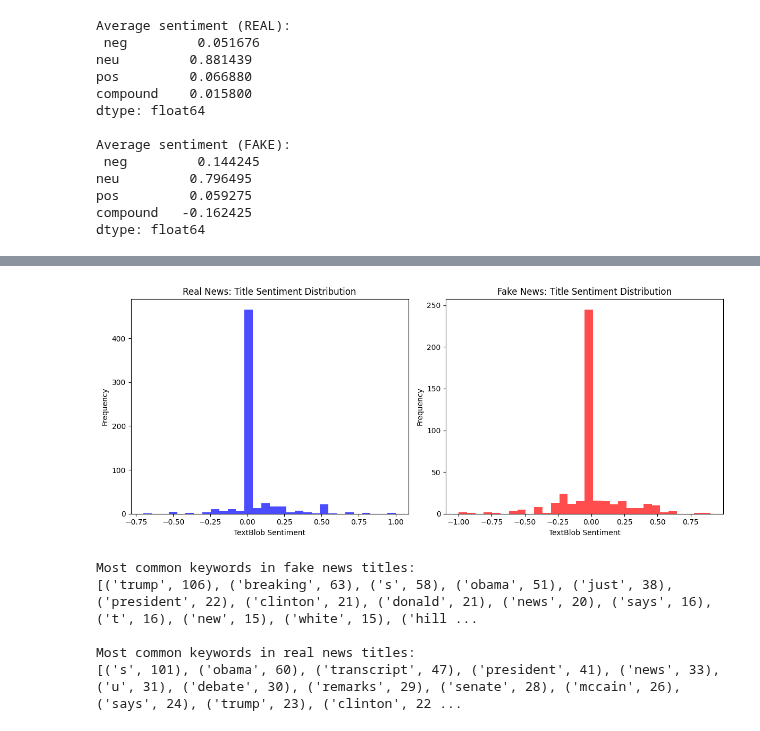
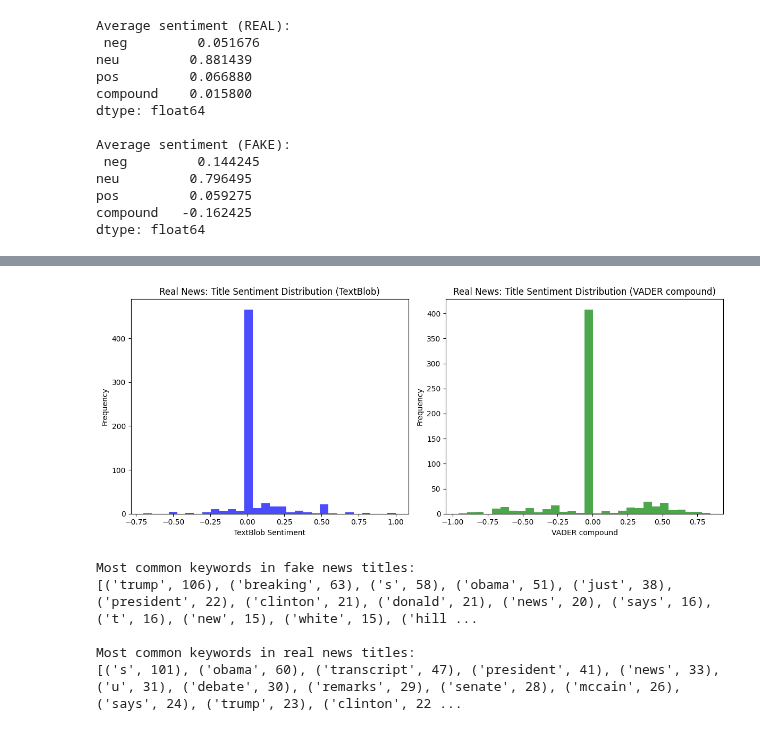
Before and after one commit to gabriel-joseph/data_science_portfolio, a Jupyter notebook: fall2025/dsc630_data_prediction/final_project/milestone_3/Vance_Milestone_3.ipynb, the cells around one changed output, grey strips where cells are left out. Saved outputs shown, nothing was run; the diff lists cells and outputs as text; code cells hidden in the pictures.

```diff
--- a/fall2025/dsc630_data_prediction/final_project/milestone_3/Vance_Milestone_3.ipynb
+++ b/fall2025/dsc630_data_prediction/final_project/milestone_3/Vance_Milestone_3.ipynb
@@ -370,22 +378,23 @@ Fake News Titles with Sentiment ~ 0:
 # %%
 plt.figure(figsize=(12, 5))
 
 plt.subplot(1, 2, 1)
 plt.hist(politics_real_df['blob_sentiment'], bins=30, color='blue', alpha=0.7)
-plt.title('Real News: Title Sentiment Distribution')
+plt.title('Real News: Title Sentiment Distribution (TextBlob)')
 plt.xlabel('TextBlob Sentiment')
 plt.ylabel('Frequency')
 
 plt.subplot(1, 2, 2)
-plt.hist(politics_fake_df['blob_sentiment'], bins=30, color='red', alpha=0.7)
-plt.title('Fake News: Title Sentiment Distribution')
-plt.xlabel('TextBlob Sentiment')
+# plot the VADER compound score (vader_sentiment column contains dicts which are unhashable)
+plt.hist(politics_real_df['compound'], bins=30, color='green', alpha=0.7)
+plt.title('Real News: Title Sentiment Distribution (VADER compound)')
+plt.xlabel('VADER compound')
 plt.ylabel('Frequency')
 
 plt.tight_layout()
 plt.show()
 # %% [output]
-[figure, old version]
+[figure, new version]
 # %%
 # Function to extract keywords
 def get_keywords(text_series, stopwords=None, top_n=20):
```
Also changed, not shown: parts of 6 cells of this notebook, 3 other files.
